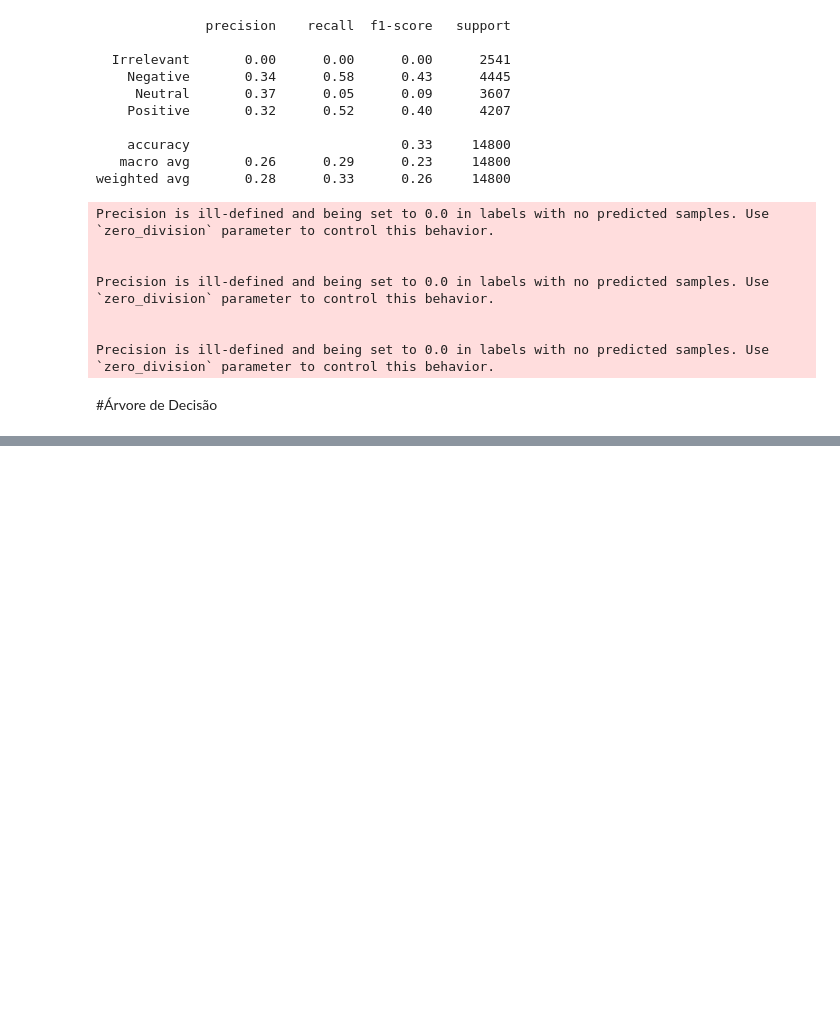
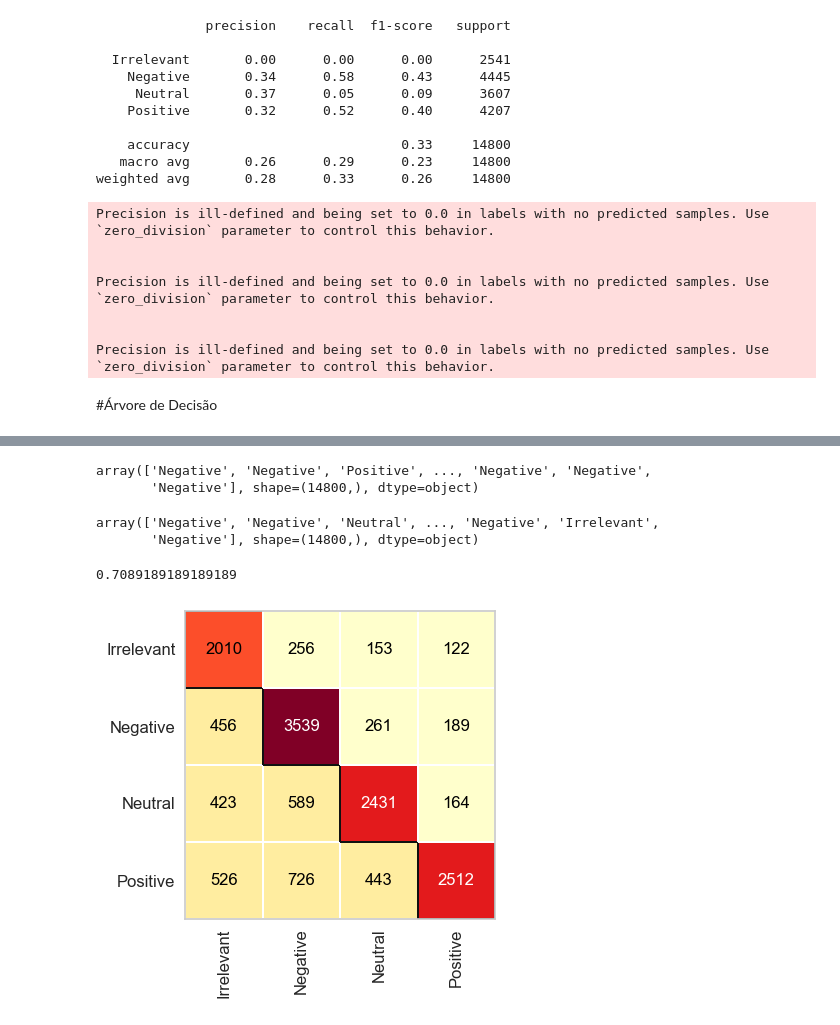
Before and after one commit to thaiiss7/machine-learning, a Jupyter notebook: classificacao/twitter/main.ipynb, the cells around one changed output, grey strips where cells are left out. Saved outputs shown, nothing was run; the diff lists cells and outputs as text; code cells hidden in the pictures; blank space fills up the shorter version.

```diff
--- a/classificacao/twitter/main.ipynb
+++ b/classificacao/twitter/main.ipynb
@@ -155,0 +284,8 @@ DecisionTreeClassifier(max_depth=3)
+# %%
+from sklearn.linear_model import LogisticRegression
+
+with open('twitter.pkl', 'rb') as f:
+    x_twitter_train, y_twitter_train, x_twitter_test, y_twitter_test = pickle.load(f)
+# %%
+logistc_twitter = LogisticRegression(random_state=1, max_iter=100)
+logistc_twitter.fit(x_twitter_train, y_twitter_train)
@@ -155,0 +302,19 @@ DecisionTreeClassifier(max_depth=3)
+# %%
+previsoes = logistc_twitter.predict(x_twitter_test)
+previsoes
+# %% [output]
+array(['Negative', 'Negative', 'Positive', ..., 'Negative', 'Negative',
+       'Negative'], shape=(14800,), dtype=object)
+# %%
+y_twitter_test
+# %% [output]
+array(['Negative', 'Negative', 'Neutral', ..., 'Negative', 'Irrelevant',
+       'Negative'], shape=(14800,), dtype=object)
+# %%
+plt.figure(figsize=(4,4))
+cm = ConfusionMatrix(knn_twitter)
+cm.fit(x_twitter_train, y_twitter_train)
+cm.score(x_twitter_test, y_twitter_test)
+# %% [output]
+0.7089189189189189
+[figure, added]
```
Also changed, not shown: parts of 29 cells of this notebook, 2 other files.
